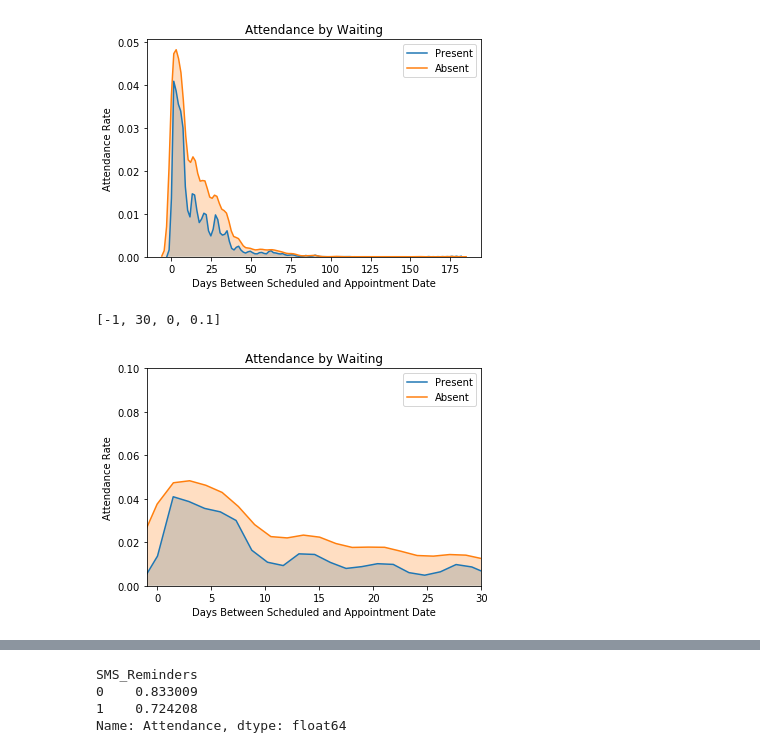
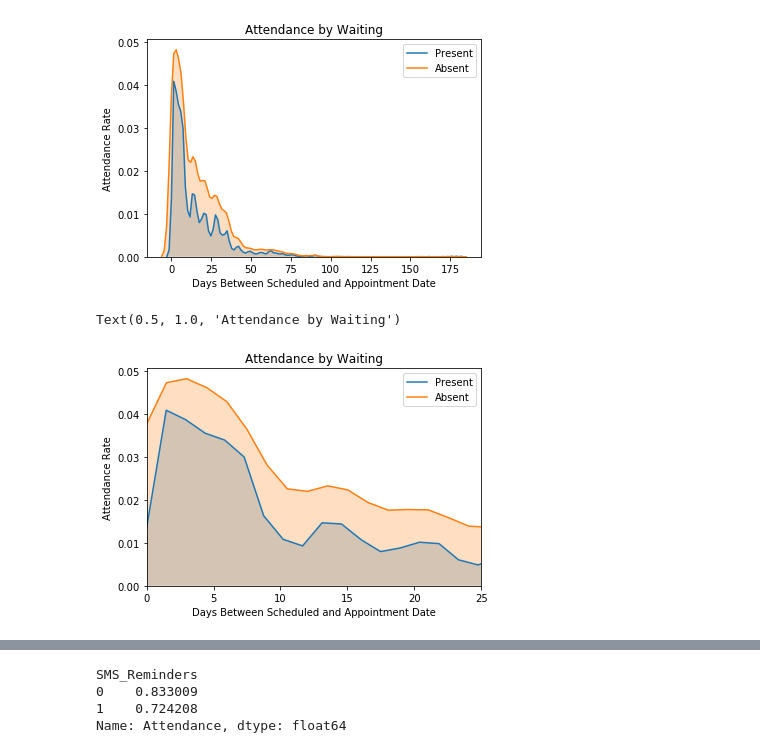
Before and after one commit to JordanPhilipMeyer/PatientNoShow, a Jupyter notebook: PredictNoShow-Copy1.ipynb, the cells around one changed output, grey strips where cells are left out. Cells and saved outputs as stored; diff of their text form; code cells hidden in the pictures.

```diff
--- a/PredictNoShow-Copy1.ipynb
+++ b/PredictNoShow-Copy1.ipynb
@@ -322,14 +318,13 @@ plt.title('Attendance by Waiting')
 Text(0.5, 1.0, 'Attendance by Waiting')
 [figure]
 # %%
-# Attendance distribution by waiting
+# Attemdance by waiting day
 sns.kdeplot(df.loc[df['Attendance'] == 1, 'WaitFromScheduledDate'], label = 'Present', shade = True)
 sns.kdeplot(df.loc[df['Attendance'] == 0, 'WaitFromScheduledDate'], label = 'Absent', shade = True)
 plt.xlabel('Days Between Scheduled and Appointment Date')
+plt.xlim([0,25])
 plt.ylabel('Attendance Rate')
 plt.title('Attendance by Waiting')
-
-plt.axis([-1,30,0,0.1])
 # %% [output]
-[-1, 30, 0, 0.1]
+Text(0.5, 1.0, 'Attendance by Waiting')
-[figure, old version]
+[figure, new version]
```
Also changed, not shown: parts of 202 cells of this notebook.
